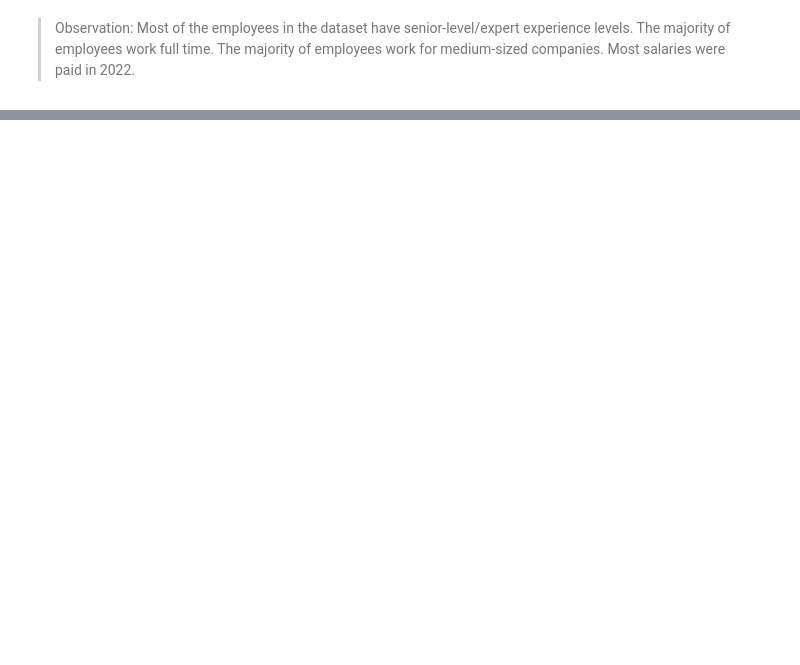
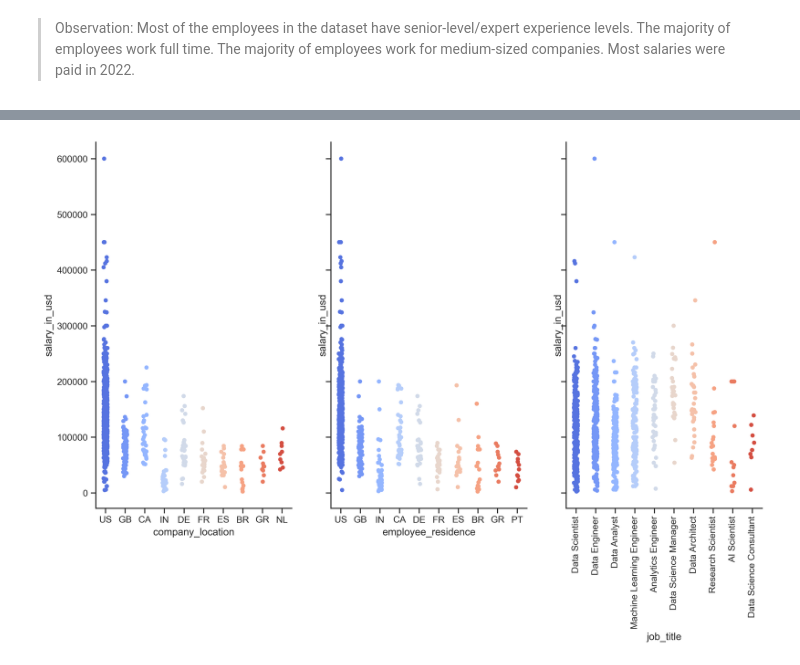
Before and after one commit to xploreAI/AI-ML_Salaries_EDA, a Jupyter notebook: ML_salaries.ipynb, the cells around one changed output, grey strips where cells are left out. Cells and saved outputs as stored; diff of their text form; code cells hidden in the pictures; blank space fills up the shorter version.

```diff
--- a/ML_salaries.ipynb
+++ b/ML_salaries.ipynb
@@ -477,0 +494,16 @@ sns.boxplot(data=salaries_clean, x='employment_type', y='salary_in_usd')
+# %%
+fig, ax = plt.subplots(ncols=3, figsize = [8,8], sharey=True, dpi=300)
+count = 0
+# loop through qualittive values with too many values to select top 10 and plot a box plot
+for var in categoric_vars:
+    z = salaries_clean[var].value_counts().head(10)
+    order = salaries_clean[var].value_counts().head(10).index
+    #print(salaries_clean[salaries_clean[var].apply(lambda x: x in z.index)])
+    sns.stripplot(data = salaries_clean[salaries_clean[var].apply(lambda x: x in z.index)], color = default_color,
+               x = var, y = "salary_in_usd", ax = ax[count], order=order,palette='coolwarm')
+    count+= 1
+
+ax[count-1].tick_params(axis='x', rotation=90)
+plt.subplots_adjust(right=1.5)
+# %% [output]
+[figure, added]
```
Also changed, not shown: parts of 49 cells of this notebook.
